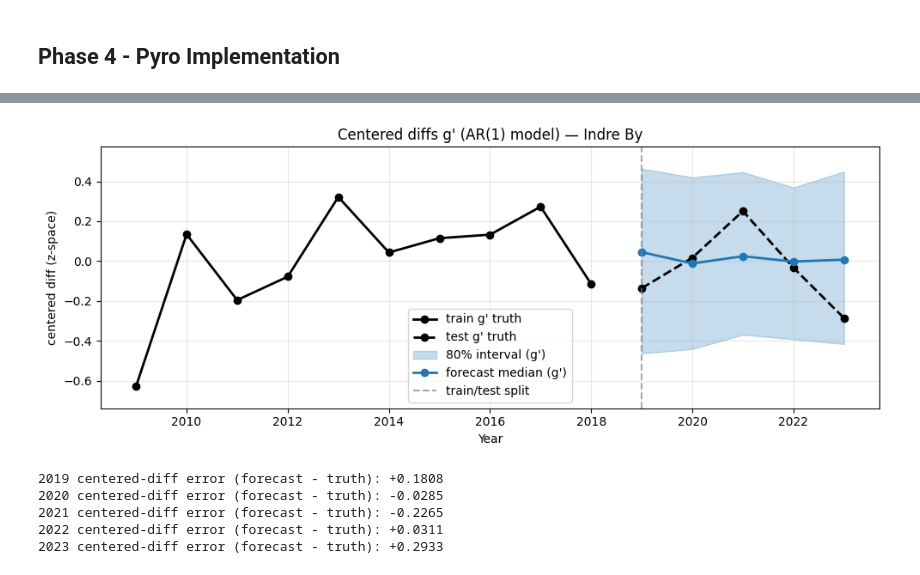
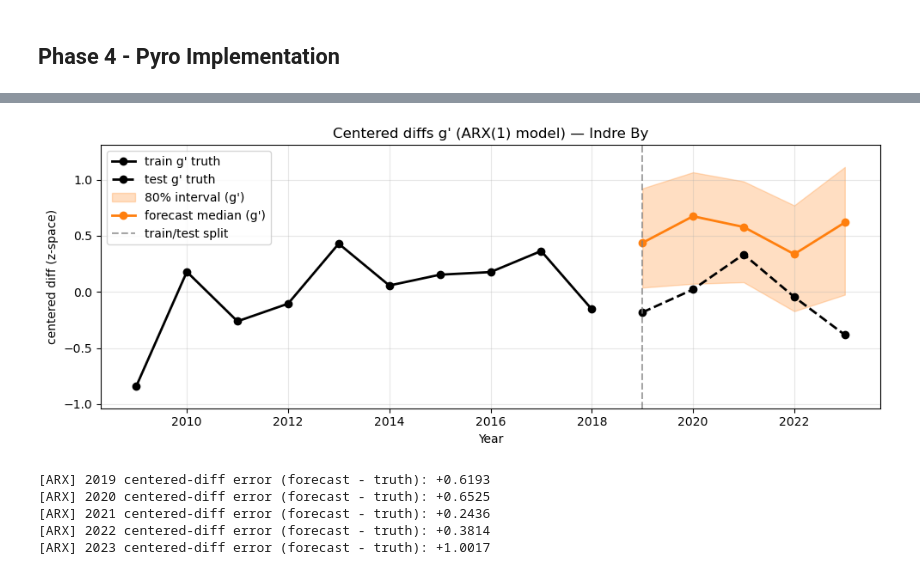
Before and after one commit to ursulailves/modelML_project, a Jupyter notebook: CPH_HousingPriceModel.ipynb, the cells around one changed output, grey strips where cells are left out. Cells and saved outputs as stored; diff of their text form; code cells hidden in the pictures.

```diff
--- a/CPH_HousingPriceModel.ipynb
+++ b/CPH_HousingPriceModel.ipynb
@@ -2164,75 +2348,58 @@ import numpy as np
 import matplotlib.pyplot as plt
 import torch
 
-# ------------------------------------------------------------
-# Plot the *modeled* series: centered differences g'
-#   g_t  = y_t - y_{t-1}
-#   g'_t = g_t - mean(g_train)
-# ------------------------------------------------------------
+if len(y_test_z) == 0:
+    raise ValueError("No test years. Reduce N_TEST or choose a district with more years.")
 
-# Train centered diffs already computed as g_train_c
 years_train_diff = years_train[1:]
 g_train_c_np = g_train_c.detach().numpy()
 
-# Build test centered diffs from held-out levels (z-space)
-if len(y_test_z) == 0:
-    raise ValueError("No test years. Reduce N_TEST or choose a district with more years.")
-
 g_test = torch.empty_like(y_test_z)
-# first test diff: from last train level -> first test level
 g_test[0] = y_test_z[0] - y_train_z[-1]
 if len(y_test_z) > 1:
     g_test[1:] = y_test_z[1:] - y_test_z[:-1]
 
 g_test_c = g_test - g_mean
 g_test_c_np = g_test_c.detach().numpy()
 
-# Posterior predictive for centered diffs over test horizon
-S = 300
+S = min(300, len(phi_arx))
 paths_g = []
-for s in range(min(S, len(phi_post))):
-    phi_s = torch.tensor(phi_post[s], dtype=torch.float)
-    sig_s = torch.tensor(sig_g_post[s], dtype=torch.float)
-    paths_g.append(simulate_centered_diffs(phi_s, sig_s, g0_c=g0_c, horizon=len(y_test_z)))
+for s in range(S):
+    phi_s = torch.tensor(phi_arx[s], dtype=torch.float)
+    beta_s = torch.tensor(beta_arx[s], dtype=torch.float)
+    sig_s = torch.tensor(sig_arx[s], dtype=torch.float)
+    paths_g.append(simulate_centered_diffs_arx(phi_s, beta_s, sig_s, g0_c=g0_c, X_future=X_g_future))
 
-paths_g = torch.stack(paths_g)  # [S, h] centered diffs
-
+paths_g = torch.stack(paths_g)
 p10_g = paths_g.quantile(0.10, dim=0).detach().numpy()
 p50_g = paths_g.quantile(0.50, dim=0).detach().numpy()
 p90_g = paths_g.quantile(0.90, dim=0).detach().numpy()
 
 plt.figure(figsize=(10, 4))
-
-# Keep identical y-scale across AR / ARX and avoid clipping
 y_lo = float(min(g_train_c_np.min(), g_test_c_np.min(), p10_g.min()))
 y_hi = float(max(g_train_c_np.max(), g_test_c_np.max(), p90_g.max()))
 pad = 0.10 * (y_hi - y_lo + 1e-6)
 plt.ylim(y_lo - pad, y_hi + pad)
 
 plt.plot(years_train_diff, g_train_c_np, marker="o", color="black", linewidth=2, label="train g' truth")
 plt.plot(years_test, g_test_c_np, marker="o", color="black", linestyle="--", linewidth=2, label="test g' truth")
-
-plt.fill_between(years_test, p10_g, p90_g, alpha=0.25, color="C0", label="80% interval (g')")
-plt.plot(years_test, p50_g, marker="o", linewidth=2, color="C0", label="forecast median (g')")
-
+plt.fill_between(years_test, p10_g, p90_g, alpha=0.25, color="C1", label="80% interval (g')")
+plt.plot(years_test, p50_g, marker="o", linewidth=2, color="C1", label="forecast median (g')")
 plt.axvline(years_test[0], color="grey", linestyle="--", alpha=0.7, label="train/test split")
-
-plt.title(f"Centered diffs g' (AR(1) model) — {district}")
+plt.title(f"Centered diffs g' (ARX(1) model) — {district}")
 plt.xlabel("Year")
 plt.ylabel("centered diff (z-space)")
 plt.grid(True, alpha=0.3)
 plt.legend()
 plt.tight_layout()
 plt.show()
 
-# Per-year errors on centered diffs
-err_g = p50_g - g_test_c_np
-for yr, e in zip(years_test, err_g):
-    print(f"{int(yr)} centered-diff error (forecast - truth): {e:+.4f}")
+for yr, e in zip(years_test, p50_g - g_test_c_np):
+    print(f"[ARX] {int(yr)} centered-diff error (forecast - truth): {e:+.4f}")
 # %% [output]
-[figure, old version]
+[figure, new version]
-2019 centered-diff error (forecast - truth): +0.1808
-2020 centered-diff error (forecast - truth): -0.0285
-2021 centered-diff error (forecast - truth): -0.2265
-2022 centered-diff error (forecast - truth): +0.0311
-2023 centered-diff error (forecast - truth): +0.2933
+[ARX] 2019 centered-diff error (forecast - truth): +0.6193
+[ARX] 2020 centered-diff error (forecast - truth): +0.6525
+[ARX] 2021 centered-diff error (forecast - truth): +0.2436
+[ARX] 2022 centered-diff error (forecast - truth): +0.3814
+[ARX] 2023 centered-diff error (forecast - truth): +1.0017
```
Also changed, not shown: parts of 60 cells of this notebook.
